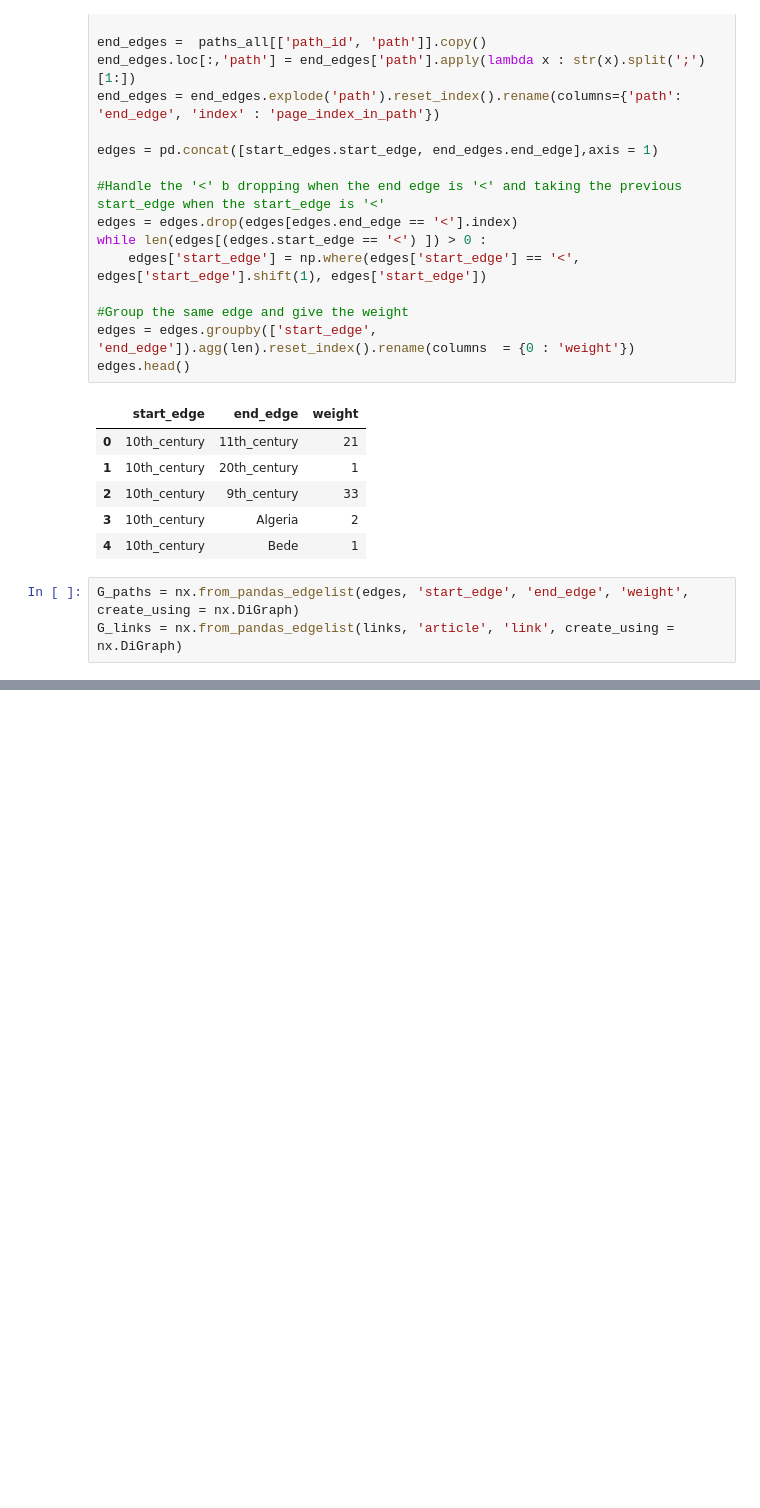
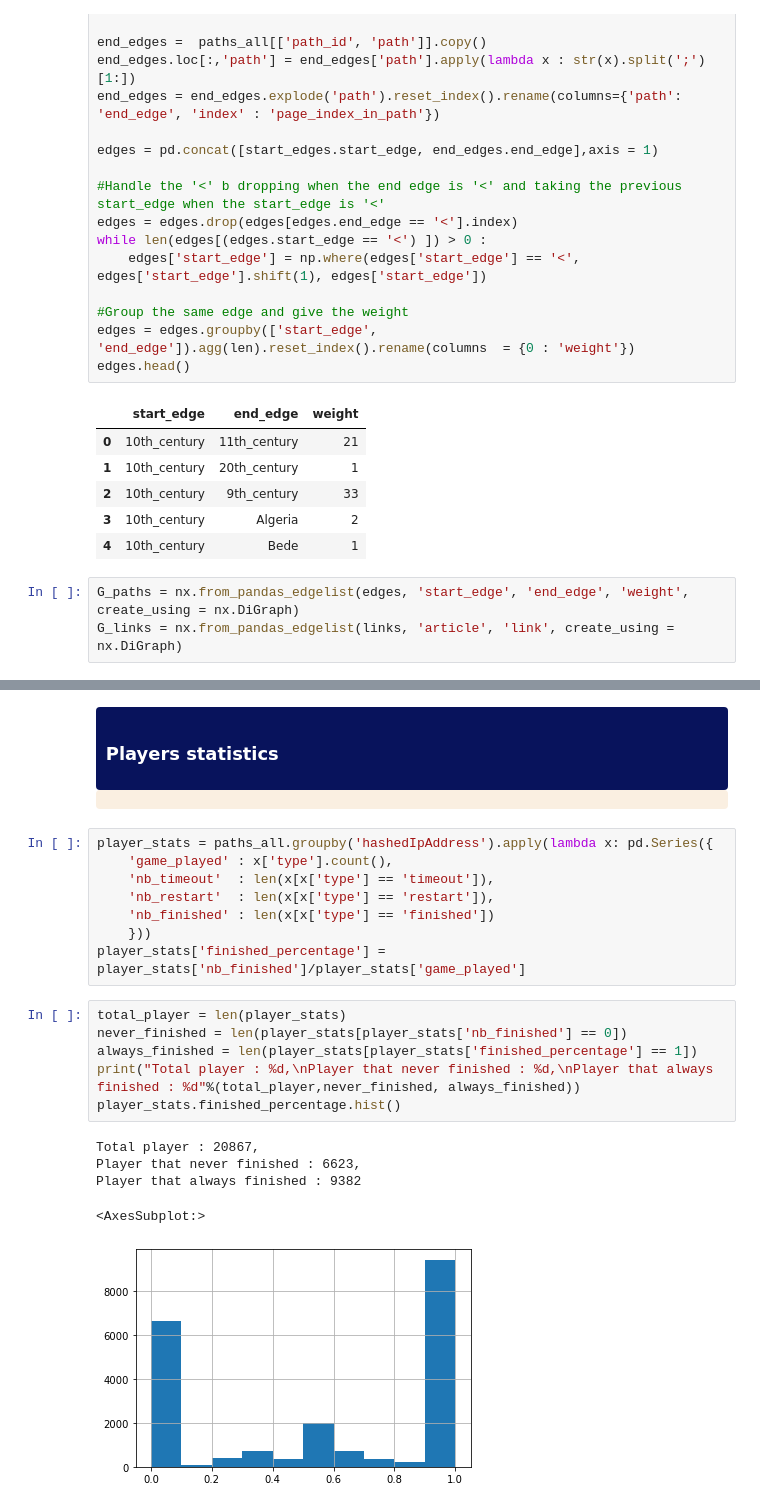
Before and after one commit to epfl-ada/ada-2022-project-7yobananaboy7, a Jupyter notebook: main.ipynb, the cells around one changed output, grey strips where cells are left out. Saved outputs shown, nothing was run; the diff lists cells and outputs as text; blank space fills up the shorter version.

```diff
--- a/main.ipynb
+++ b/main.ipynb
@@ -482,0 +468,32 @@ SyntaxError: invalid syntax (Temp/ipykernel_74720/1081082078.py, line 1)
+# %% [markdown]
+</div>
+<div class="1.1 explanation" style='background-color:#08135c; border-left: solid #darkblue 4px; border-radius: 4px; padding:0.7em;'>
+    <span style="color:white">
+       <h3> Players statistics</h3>
+    </span>
+</div>
+</div>
+<div class="1.1 explanation" style='background-color:#faefe1; border-left: solid #darkblue 4px; border-radius: 4px; padding:0.7em;'>
+    <span style="color:black">
+    </span>
+</div>
+# %%
+player_stats = paths_all.groupby('hashedIpAddress').apply(lambda x: pd.Series({
+    'game_played' : x['type'].count(),
+    'nb_timeout'  : len(x[x['type'] == 'timeout']),
+    'nb_restart'  : len(x[x['type'] == 'restart']),
+    'nb_finished' : len(x[x['type'] == 'finished'])
+    }))
+player_stats['finished_percentage'] = player_stats['nb_finished']/player_stats['game_played']
+# %%
+total_player = len(player_stats)
+never_finished = len(player_stats[player_stats['nb_finished'] == 0])
+always_finished = len(player_stats[player_stats['finished_percentage'] == 1])
+print("Total player : %d,\nPlayer that never finished : %d,\nPlayer that always finished : %d"%(total_player,never_finished, always_finished))
+player_stats.finished_percentage.hist()
+# %% [output]
+Total player : 20867,
+Player that never finished : 6623,
+Player that always finished : 9382
+<AxesSubplot:>
+[figure, added]
```
Also changed, not shown: parts of 14 cells of this notebook, 2 other files.
